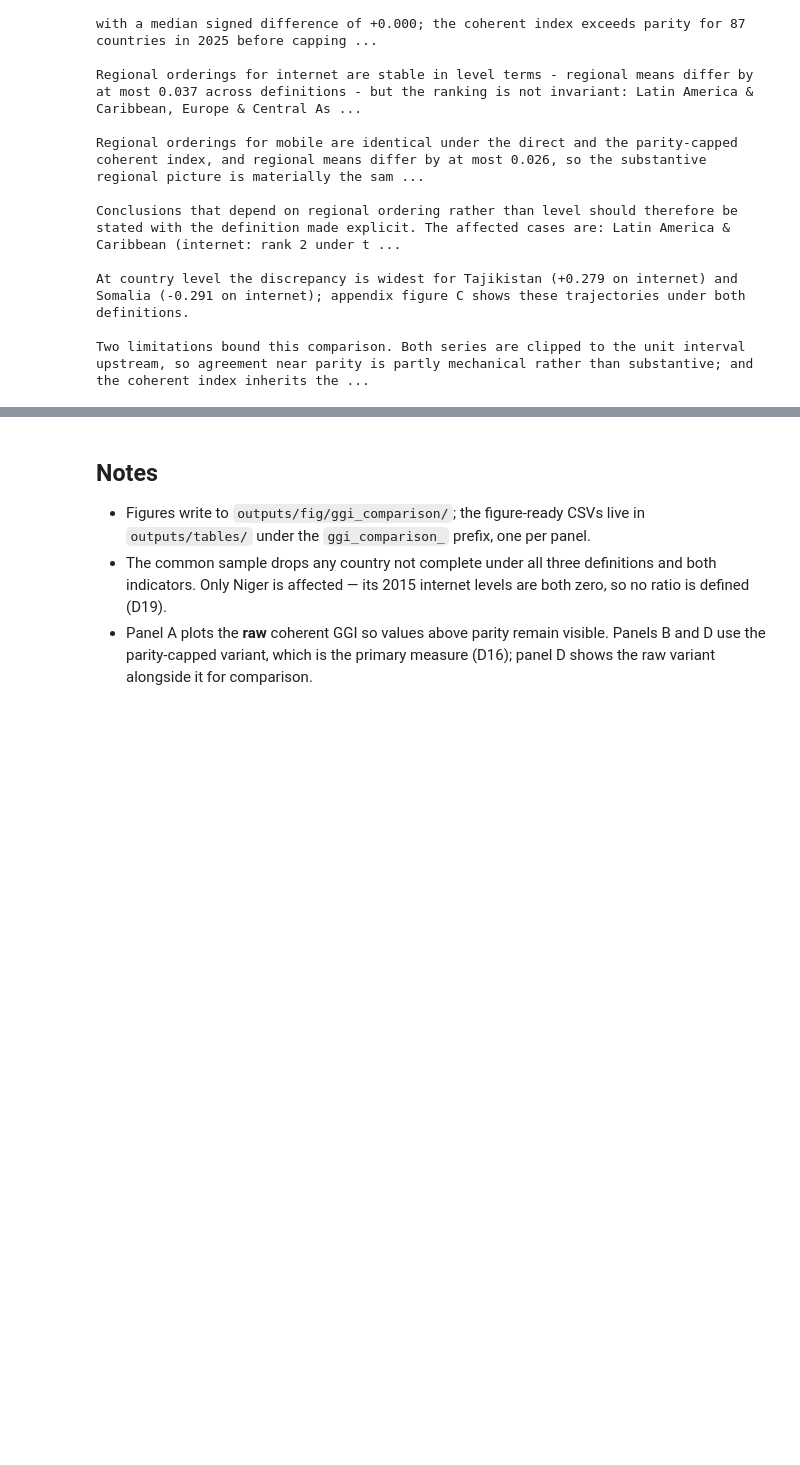
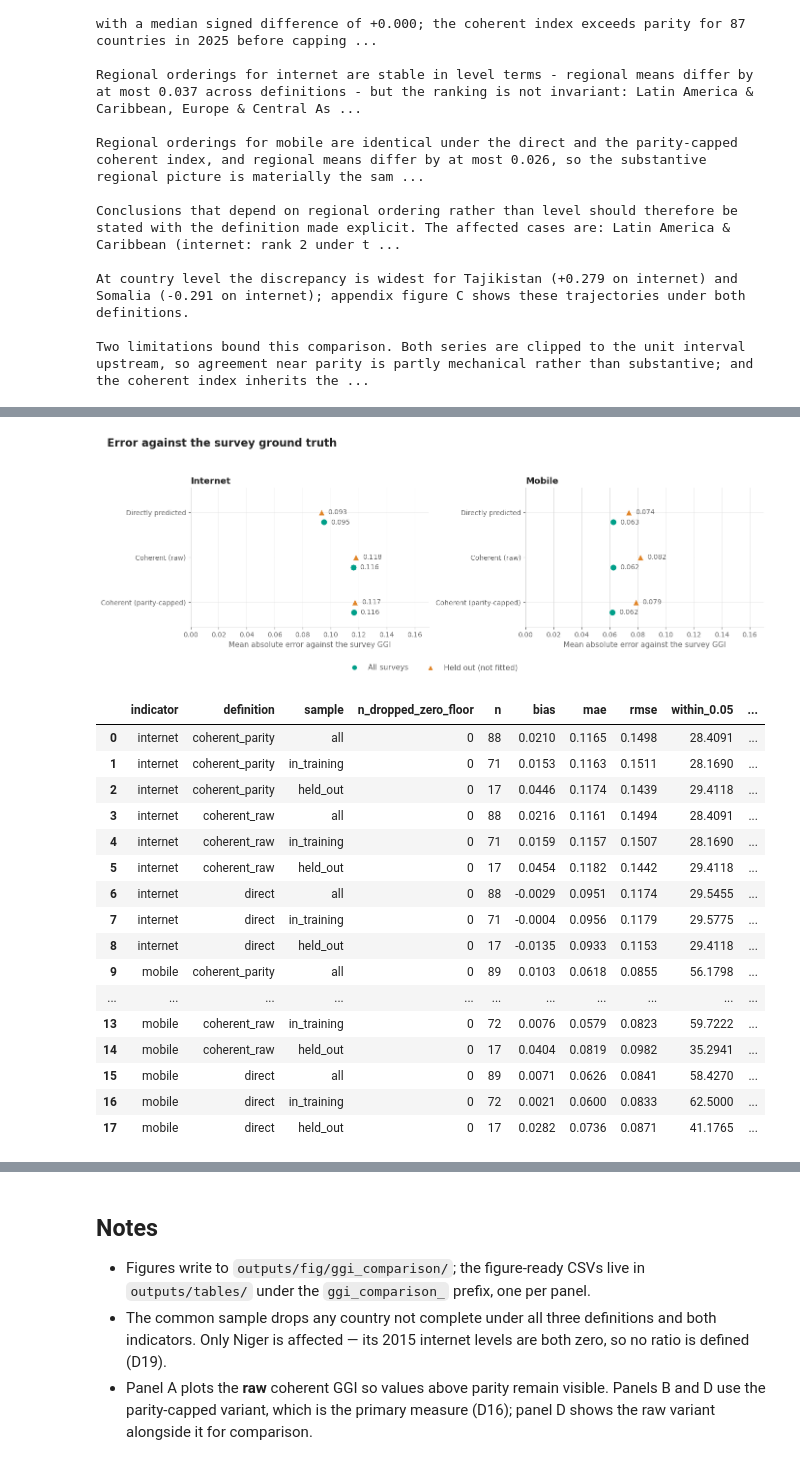
Before and after one commit to vallerrr/dgg_national, a Jupyter notebook: src/analysis/09_01_coherent_ggi_comparison.ipynb, the cells around one changed output, grey strips where cells are left out. Saved outputs shown, nothing was run; the diff lists cells and outputs as text; code cells hidden in the pictures; blank space fills up the shorter version.

```diff
--- a/src/analysis/09_01_coherent_ggi_comparison.ipynb
+++ b/src/analysis/09_01_coherent_ggi_comparison.ipynb
@@ -501,0 +622,64 @@ Two limitations bound this comparison. Both series are clipped to the unit inter
+# %%
+SAMPLES = ['all', 'held_out'] + (['all_excl_zero'] if ZERO_CTRL else [])
+OFFSET = {'all': 0.22, 'held_out': 0.0, 'all_excl_zero': -0.22}
+
+fig, axes = plt.subplots(1, 2, figsize=(14, 4.6), sharex=True)
+
+ORDER = ['direct', 'coherent_raw', 'coherent_parity']
+for ax, indicator in zip(axes, params.COHERENT_GGI['indicators']):
+    block = gt_stats[gt_stats['indicator'] == indicator]
+    ypos = np.arange(len(ORDER))
+
+    for key in SAMPLES:
+        vals = [block[(block['definition'] == d) & (block['sample'] == key)]['mae'].squeeze()
+                for d in ORDER]
+        ax.scatter(vals, ypos + OFFSET[key], s=90, marker=SAMPLE_MARKER[key],
+                   color=SAMPLE_COLOUR[key], edgecolor='white', linewidth=0.8, zorder=3)
+        # Labels sit to the RIGHT of their own marker, not above it: the three samples differ by
+        # ~0.003, so stacked labels land on the neighbouring series' marker.
+        for v, y in zip(vals, ypos + OFFSET[key]):
+            ax.annotate(f'{v:.3f}', (v, y), textcoords='offset points', xytext=(10, 0),
+                        ha='left', va='center', fontsize=STYLE['tick_fs'] - 1, color=MUTED)
+
+    ax.set_yticks(ypos)
+    ax.set_yticklabels([DEF_LABEL[d] for d in ORDER])
+    ax.set_ylim(len(ORDER) - 0.45, -0.55)
+    ax.grid(axis='x', color=GRID, linewidth=0.6)
+    ax.set_axisbelow(True)
+    tidy(ax, title=indicator.capitalize(),
+         xlabel='Mean absolute error against the survey GGI')
+    ax.set_xlim(0, max(0.17, block['mae'].max() * 1.5))
+
+handles2 = [plt.Line2D([], [], marker=SAMPLE_MARKER[k], linestyle='None', markersize=8,
+                       markerfacecolor=SAMPLE_COLOUR[k], markeredgecolor='white',
+                       label=SAMPLE_LABEL[k])
+            for k in SAMPLES]
+fig.legend(handles=handles2, loc='lower center', ncol=len(SAMPLES), frameon=False,
+           fontsize=STYLE['tick_fs'], labelcolor=MUTED, bbox_to_anchor=(0.5, -0.10))
+fig.suptitle('Error against the survey ground truth', fontsize=STYLE['title_fs'],
+             color=INK, fontweight='bold', x=0.02, ha='left')
+fig.tight_layout(rect=(0, 0, 1, 0.92))
+if STYLE['save']:
+    fig.savefig(FIGDIR / 'F2_groundtruth_mae.png', dpi=STYLE['dpi'], bbox_inches='tight')
+plt.show()
+
+gt_stats.round(4)
+# %% [output]
+[figure, added]
+|  | indicator | definition | sample | n_dropped_zero_floor | n | bias | mae | rmse | within_0.05 | ... |
+| 0 | internet | coherent_parity | all | 0 | 88 | 0.0210 | 0.1165 | 0.1498 | 28.4091 | ... |
+| 1 | internet | coherent_parity | in_training | 0 | 71 | 0.0153 | 0.1163 | 0.1511 | 28.1690 | ... |
+| 2 | internet | coherent_parity | held_out | 0 | 17 | 0.0446 | 0.1174 | 0.1439 | 29.4118 | ... |
+| 3 | internet | coherent_raw | all | 0 | 88 | 0.0216 | 0.1161 | 0.1494 | 28.4091 | ... |
+| 4 | internet | coherent_raw | in_training | 0 | 71 | 0.0159 | 0.1157 | 0.1507 | 28.1690 | ... |
+| 5 | internet | coherent_raw | held_out | 0 | 17 | 0.0454 | 0.1182 | 0.1442 | 29.4118 | ... |
+| 6 | internet | direct | all | 0 | 88 | -0.0029 | 0.0951 | 0.1174 | 29.5455 | ... |
+| 7 | internet | direct | in_training | 0 | 71 | -0.0004 | 0.0956 | 0.1179 | 29.5775 | ... |
+| 8 | internet | direct | held_out | 0 | 17 | -0.0135 | 0.0933 | 0.1153 | 29.4118 | ... |
+| 9 | mobile | coherent_parity | all | 0 | 89 | 0.0103 | 0.0618 | 0.0855 | 56.1798 | ... |
+| ... | ... | ... | ... | ... | ... | ... | ... | ... | ... | ... |
+| 13 | mobile | coherent_raw | in_training | 0 | 72 | 0.0076 | 0.0579 | 0.0823 | 59.7222 | ... |
+| 14 | mobile | coherent_raw | held_out | 0 | 17 | 0.0404 | 0.0819 | 0.0982 | 35.2941 | ... |
+| 15 | mobile | direct | all | 0 | 89 | 0.0071 | 0.0626 | 0.0841 | 58.4270 | ... |
+| 16 | mobile | direct | in_training | 0 | 72 | 0.0021 | 0.0600 | 0.0833 | 62.5000 | ... |
+| 17 | mobile | direct | held_out | 0 | 17 | 0.0282 | 0.0736 | 0.0871 | 41.1765 | ... |
```
Also changed, not shown: parts of 13 cells of this notebook, 13 other files.
